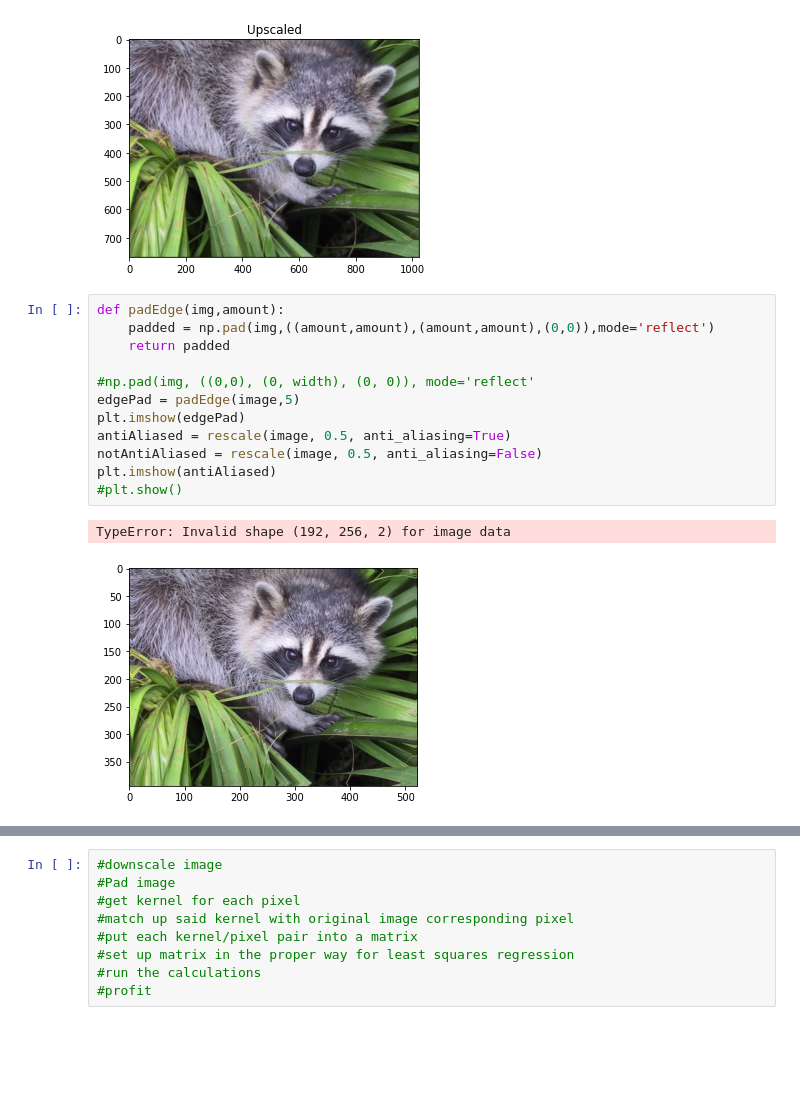
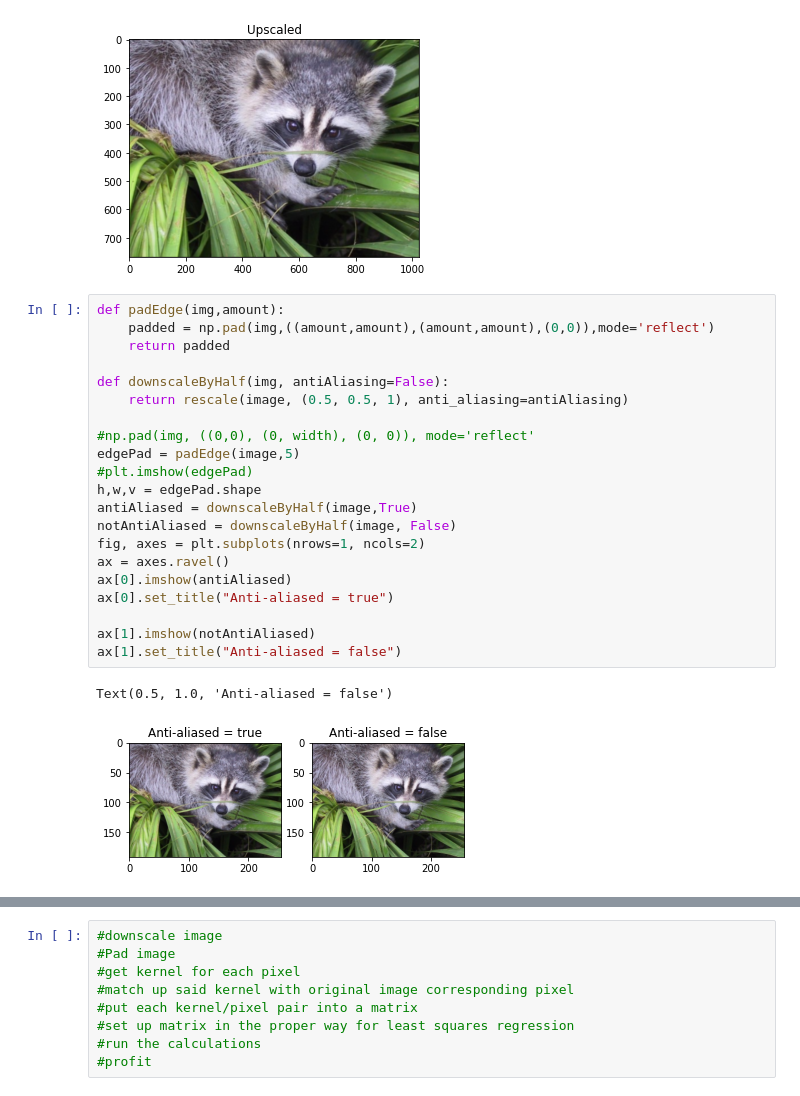
Before and after one commit to HunterRasmussen/ImageUpscaler, a Jupyter notebook: Lab3-ImageProcessing.ipynb, the cells around one changed output, grey strips where cells are left out. Saved outputs shown, nothing was run; the diff lists cells and outputs as text; blank space fills up the shorter version.

```diff
--- a/Lab3-ImageProcessing.ipynb
+++ b/Lab3-ImageProcessing.ipynb
@@ -91,15 +92,24 @@ toReturnShape (768, 1024, 3)
 # %%
 def padEdge(img,amount):
     padded = np.pad(img,((amount,amount),(amount,amount),(0,0)),mode='reflect')
     return padded
 
+def downscaleByHalf(img, antiAliasing=False):
+    return rescale(image, (0.5, 0.5, 1), anti_aliasing=antiAliasing)
+
 #np.pad(img, ((0,0), (0, width), (0, 0)), mode='reflect'
 edgePad = padEdge(image,5)
-plt.imshow(edgePad)
-antiAliased = rescale(image, 0.5, anti_aliasing=True)
-notAntiAliased = rescale(image, 0.5, anti_aliasing=False)
-plt.imshow(antiAliased)
-#plt.show()
+#plt.imshow(edgePad)
+h,w,v = edgePad.shape
+antiAliased = downscaleByHalf(image,True)
+notAntiAliased = downscaleByHalf(image, False)
+fig, axes = plt.subplots(nrows=1, ncols=2)
+ax = axes.ravel()
+ax[0].imshow(antiAliased)
+ax[0].set_title("Anti-aliased = true")
+
+ax[1].imshow(notAntiAliased)
+ax[1].set_title("Anti-aliased = false")
 # %% [output]
-TypeError: Invalid shape (192, 256, 2) for image data
+Text(0.5, 1.0, 'Anti-aliased = false')
-[figure, old version]
+[figure, new version]
```
Also changed, not shown: parts of 3 cells of this notebook.
